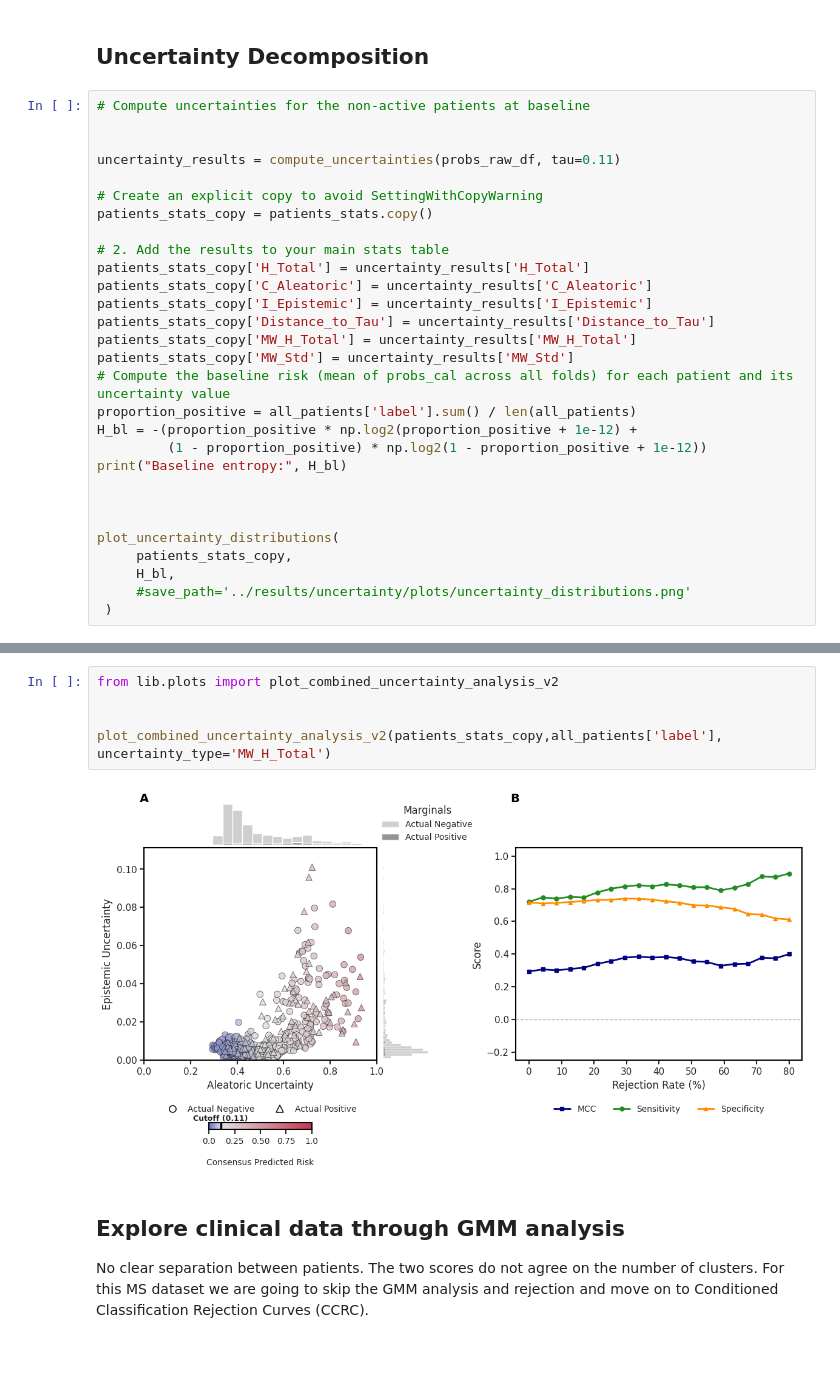
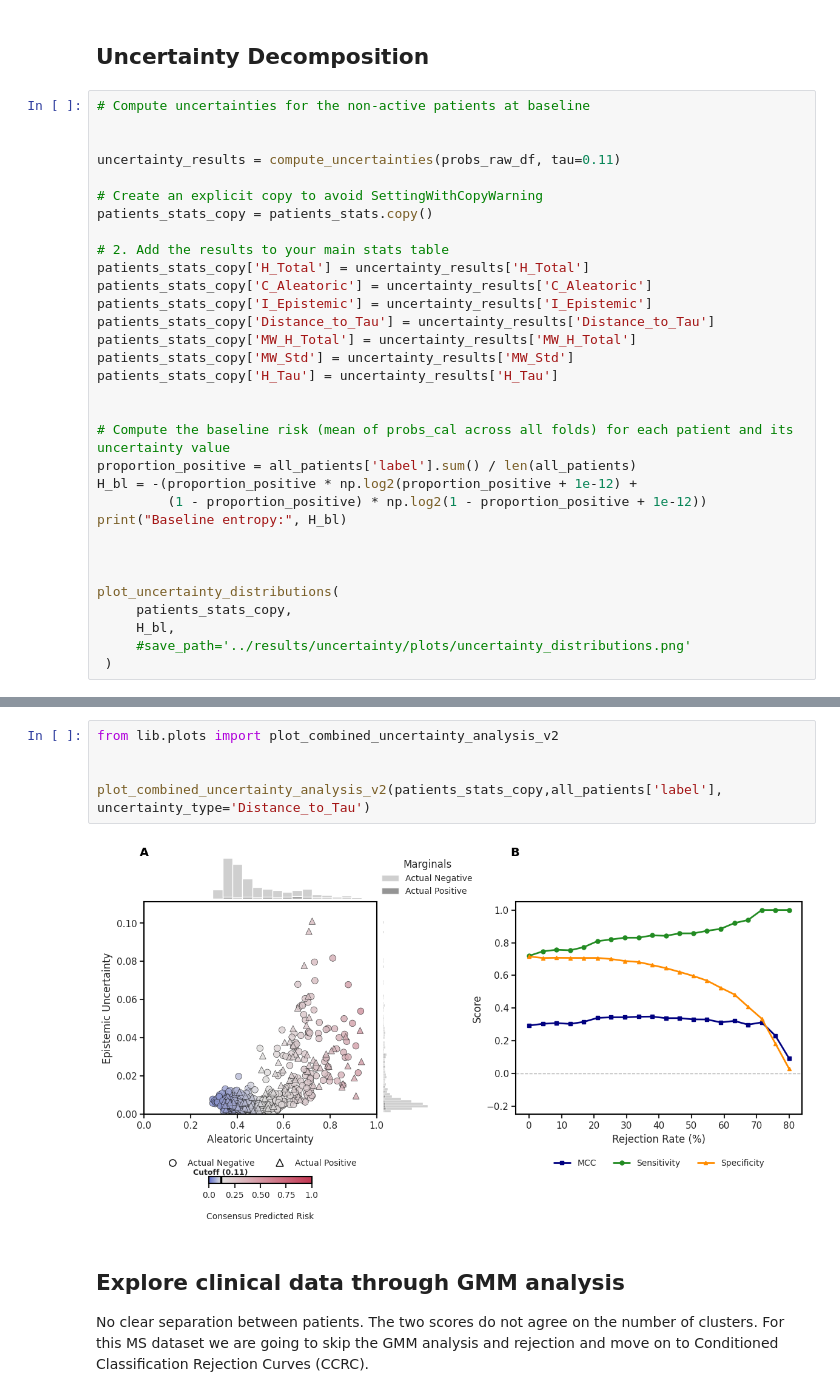
Before and after one commit to endrwalter/uncertainty_ml, a Jupyter notebook: code_rejection_analysis/main_ms.ipynb, the cells around one changed output, grey strips where cells are left out. Cells and saved outputs as stored; diff of their text form; blank space fills up the shorter version.

```diff
--- a/code_rejection_analysis/main_ms.ipynb
+++ b/code_rejection_analysis/main_ms.ipynb
@@ -56,6 +56,9 @@ patients_stats_copy['I_Epistemic'] = uncertainty_results['I_Epistemic']
 patients_stats_copy['Distance_to_Tau'] = uncertainty_results['Distance_to_Tau']
 patients_stats_copy['MW_H_Total'] = uncertainty_results['MW_H_Total']
 patients_stats_copy['MW_Std'] = uncertainty_results['MW_Std']
+patients_stats_copy['H_Tau'] = uncertainty_results['H_Tau']
+
+
 # Compute the baseline risk (mean of probs_cal across all folds) for each patient and its uncertainty value
 proportion_positive = all_patients['label'].sum() / len(all_patients)
 H_bl = -(proportion_positive * np.log2(proportion_positive + 1e-12) +
@@ -76,10 +96,10 @@ The history saving thread hit an unexpected error (OperationalError('disk I/O er
 # %%
 from lib.plots import plot_combined_uncertainty_analysis_v2
 
 
-plot_combined_uncertainty_analysis_v2(patients_stats_copy,all_patients['label'], uncertainty_type='MW_H_Total')
+plot_combined_uncertainty_analysis_v2(patients_stats_copy,all_patients['label'], uncertainty_type='Distance_to_Tau')
 # %% [output]
-[figure, old version]
+[figure, new version]
 # %% [markdown]
 ## Explore clinical data through GMM analysis
 No clear separation between patients. The two scores do not agree on the number of clusters. For this MS dataset we are going to skip the GMM analysis and rejection and move on to Conditioned Classification Rejection Curves (CCRC).
```
Also changed, not shown: parts of 6 cells of this notebook, 6 other files.
